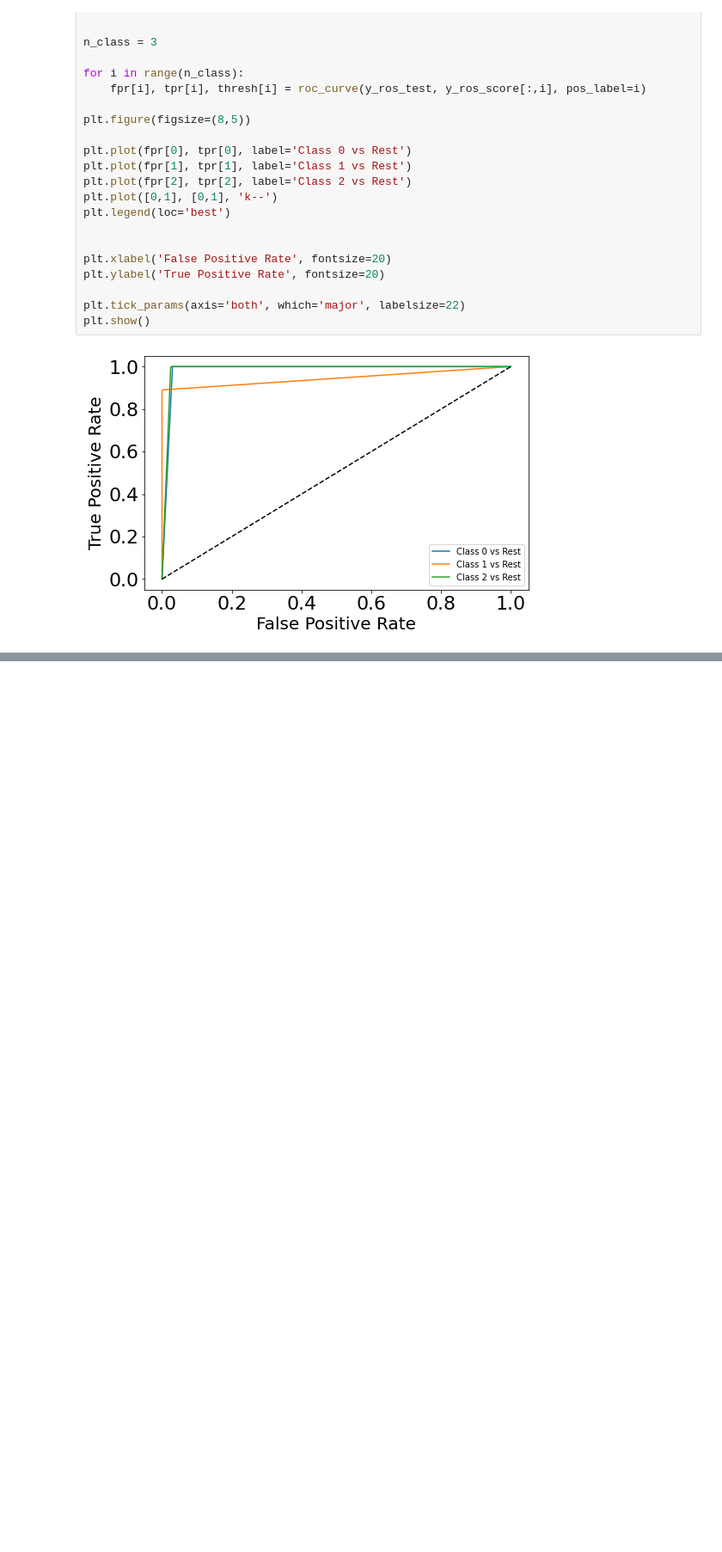
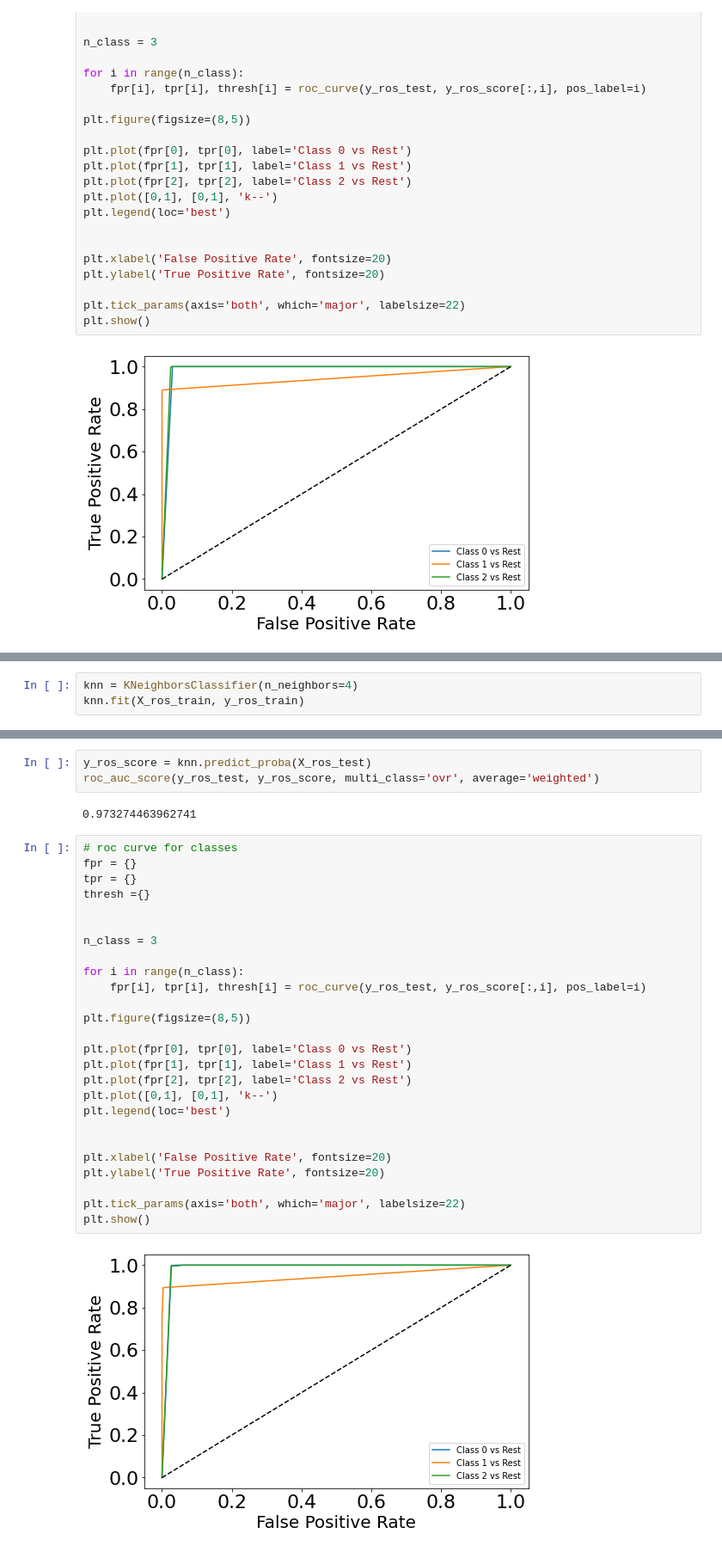
Before and after one commit to michelepapucci/data-mining-project, a Jupyter notebook: data_classification_sentiment.ipynb, the cells around one changed output, grey strips where cells are left out. Shown: that part at 86% size. Drawn from its saved outputs; the diff is of its cells as text; blank space fills up the shorter version.

```diff
--- a/data_classification_sentiment.ipynb
+++ b/data_classification_sentiment.ipynb
@@ -310,0 +314,3 @@ plt.show()
+# %%
+knn = KNeighborsClassifier(n_neighbors=4)
+knn.fit(X_ros_train, y_ros_train)
@@ -310,0 +345,33 @@ plt.show()
+# %%
+y_ros_score = knn.predict_proba(X_ros_test)
+roc_auc_score(y_ros_test, y_ros_score, multi_class='ovr', average='weighted')
+# %% [output]
+0.973274463962741
+# %%
+# roc curve for classes
+fpr = {}
+tpr = {}
+thresh ={}
+
+
+n_class = 3
+
+for i in range(n_class):
+    fpr[i], tpr[i], thresh[i] = roc_curve(y_ros_test, y_ros_score[:,i], pos_label=i)
+
+plt.figure(figsize=(8,5))
+
+plt.plot(fpr[0], tpr[0], label='Class 0 vs Rest')
+plt.plot(fpr[1], tpr[1], label='Class 1 vs Rest')
+plt.plot(fpr[2], tpr[2], label='Class 2 vs Rest')
+plt.plot([0,1], [0,1], 'k--')
+plt.legend(loc='best')
+
+
+plt.xlabel('False Positive Rate', fontsize=20)
+plt.ylabel('True Positive Rate', fontsize=20)
+
+plt.tick_params(axis='both', which='major', labelsize=22)
+plt.show()
+# %% [output]
+[figure, added]
```
Also changed, not shown: parts of 6 cells of this notebook.
